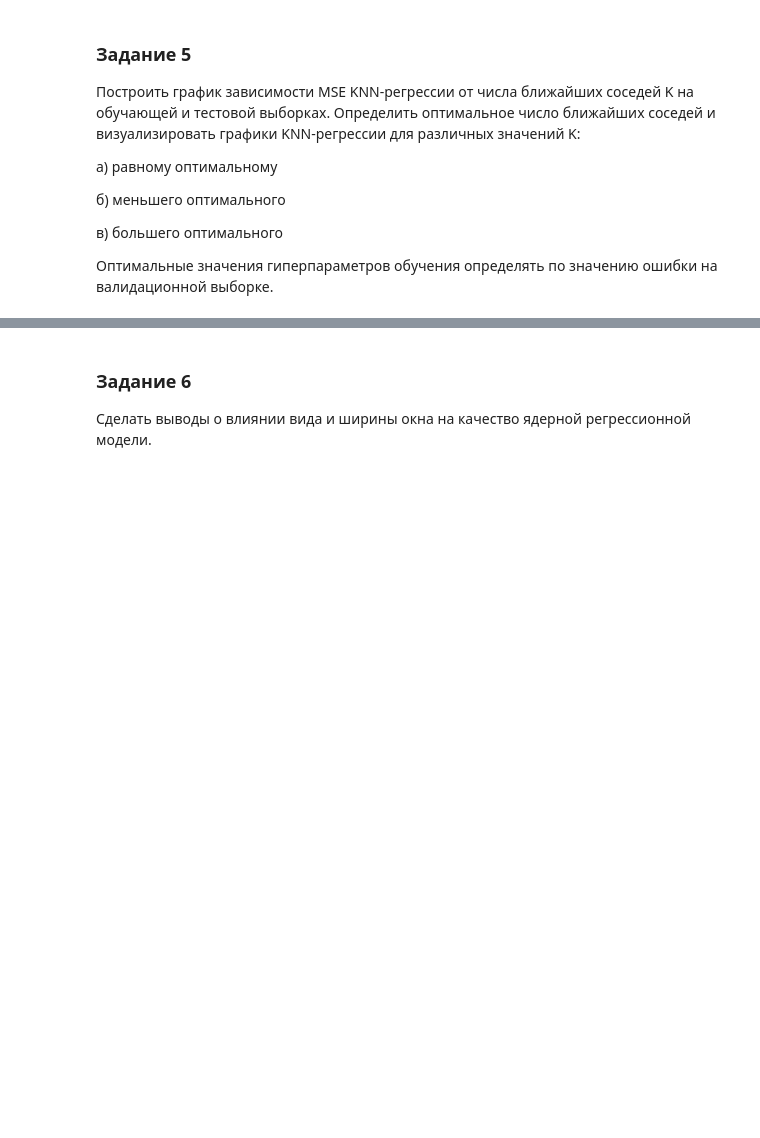
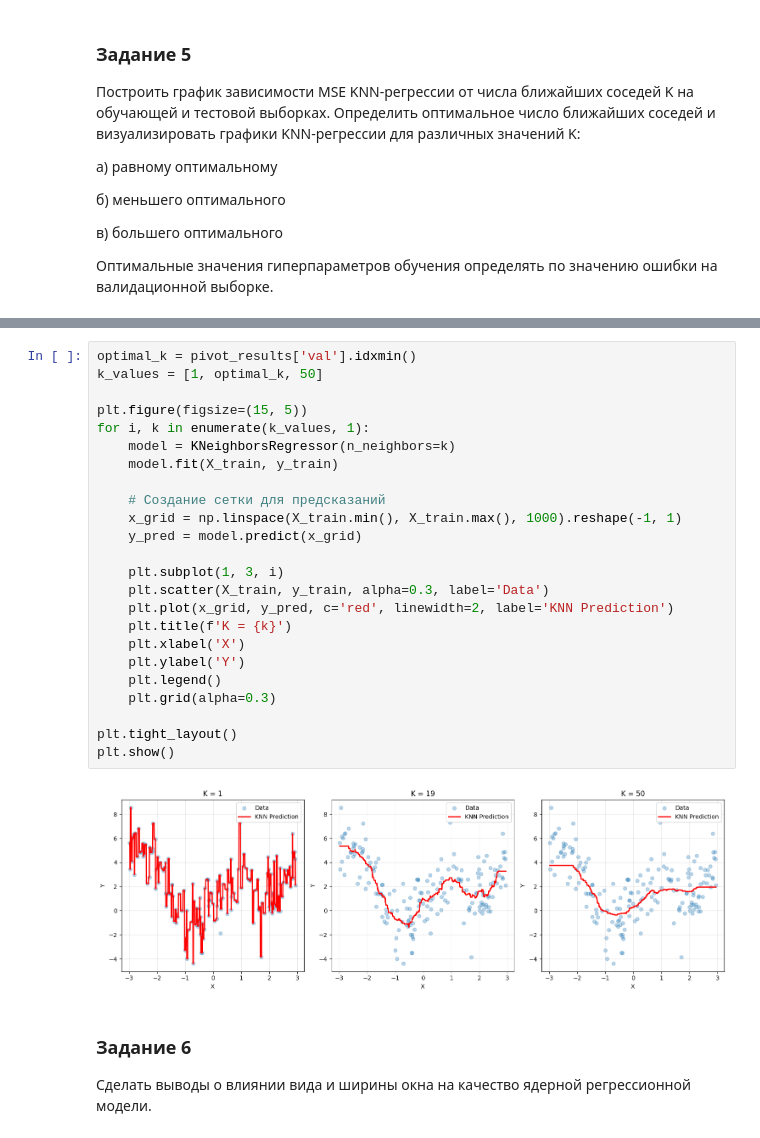
Before and after one commit to nekit2-002/ml-labs, a Jupyter notebook: laba3/laba3.ipynb, the cells around one changed output, grey strips where cells are left out. Drawn from its saved outputs; the diff is of its cells as text; blank space fills up the shorter version.

```diff
--- a/laba3/laba3.ipynb
+++ b/laba3/laba3.ipynb
@@ -544,3 +597,29 @@ plt.show()
+# %%
+optimal_k = pivot_results['val'].idxmin()
+k_values = [1, optimal_k, 50]
+
+plt.figure(figsize=(15, 5))
+for i, k in enumerate(k_values, 1):
+    model = KNeighborsRegressor(n_neighbors=k)
+    model.fit(X_train, y_train)
+
+    # Создание сетки для предсказаний
+    x_grid = np.linspace(X_train.min(), X_train.max(), 1000).reshape(-1, 1)
+    y_pred = model.predict(x_grid)
+
+    plt.subplot(1, 3, i)
+    plt.scatter(X_train, y_train, alpha=0.3, label='Data')
+    plt.plot(x_grid, y_pred, c='red', linewidth=2, label='KNN Prediction')
+    plt.title(f'K = {k}')
+    plt.xlabel('X')
+    plt.ylabel('Y')
+    plt.legend()
+    plt.grid(alpha=0.3)
+
+plt.tight_layout()
+plt.show()
+# %% [output]
+[figure, added]
 # %% [markdown]
 ### Задание 6
 Сделать выводы о влиянии вида и ширины окна на качество ядерной регрессионной модели.
```
Also changed, not shown: parts of 8 cells of this notebook.
